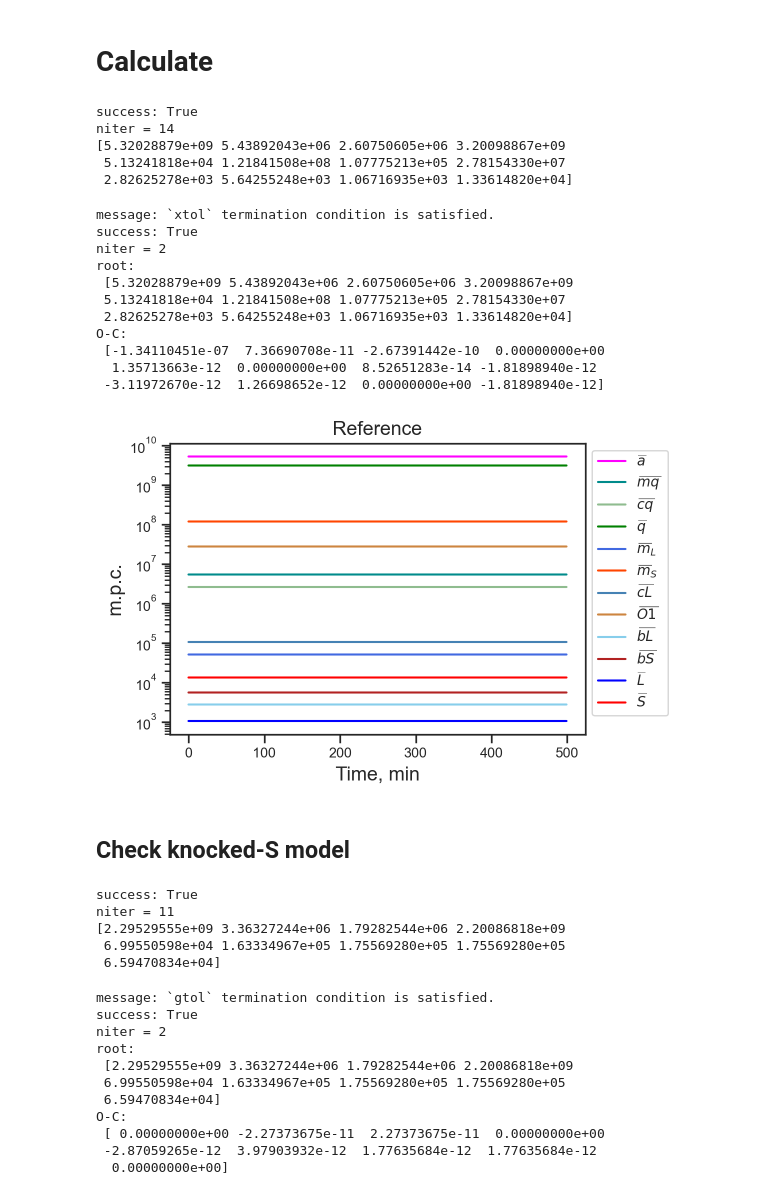
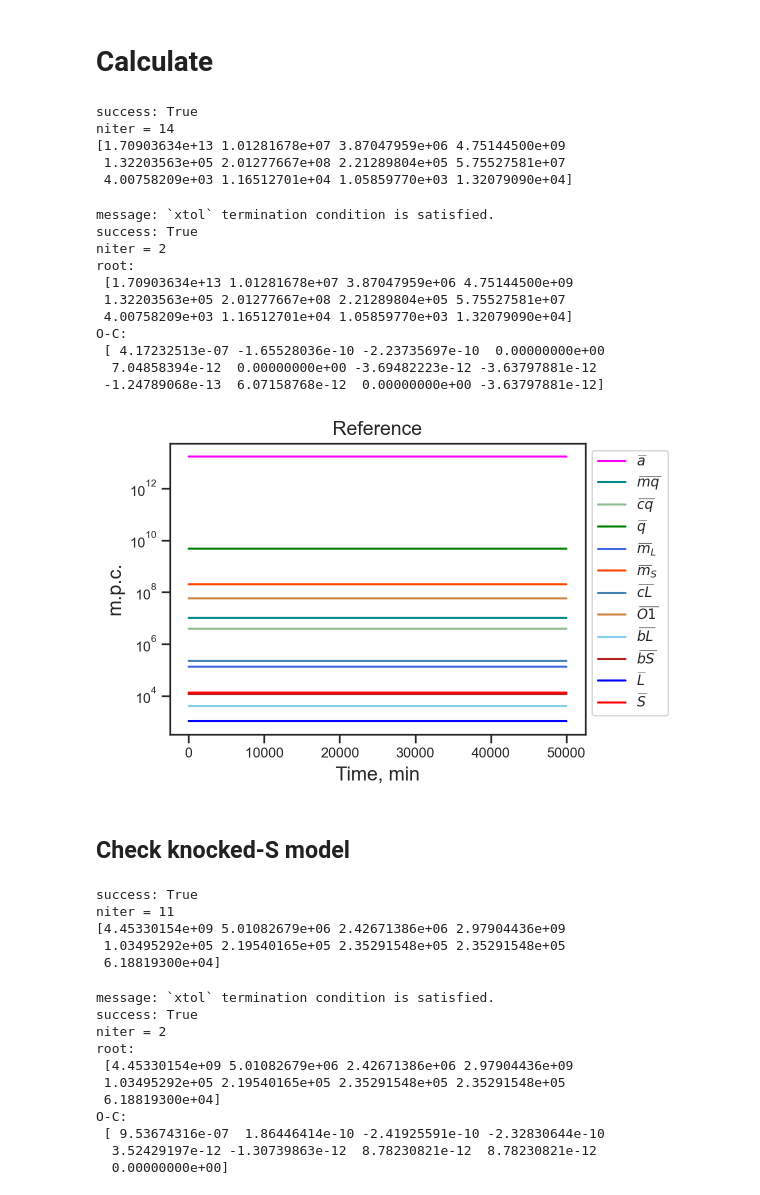
Before and after one commit to SeriySamuray/TE_model, a Jupyter notebook: TE_model_det.ipynb, the cells around one changed output. Saved outputs shown, nothing was run; the diff lists cells and outputs as text; code cells hidden in the pictures.

```diff
--- a/TE_model_det.ipynb
+++ b/TE_model_det.ipynb
@@ -77,33 +71,0 @@ colormap = ['magenta',
-# %%
-# expected observables under normal conditions:
-a0,mq0,cq0,q0,mL0,mS0,cL0,O10,bL0,bS0,L0,S0 = np.array([5.32028879e+09, 5.43892043e+06, 2.60750605e+06, 3.20098867e+09,
-                                                        5.13241818e+04, 1.21841508e+08, 1.07775213e+05, 2.78154330e+07,
-                                                        2.82625278e+03, 5.64255248e+03, 1.06716935e+03, 1.33614820e+04])
-
-# Steady state reference
-sty0 = np.array([a0,mq0,cq0,q0,mL0,mS0,cL0,O10,bL0,bS0,L0,S0])
-
-# knock-S
-sty1 = np.array([2.29529555e+09, 3.36327244e+06, 1.79282544e+06, 2.20086818e+09,
-                 6.99550598e+04, 0, 1.63334967e+05, 1.75569280e+05,
-                 1.75569280e+05, 0, 6.59470834e+04, 0])
-
-# knock-LS
-sty2 = np.array([5.96205458e+09,  5.69819032e+06,  2.72706015e+06,  3.34775568e+09,
-                 0,0,0,0,
-                 0,0,0,0])
-
-# modified: lmd_L/2
-sty3 = np.array([3.60500385e+09, 4.52734948e+06, 2.18479470e+06, 2.68205969e+09,
-                 2.29815368e+05, 4.55392447e+08, 4.85769072e+05, 1.27407054e+08,
-                 4.47819184e+03, 2.58724875e+04, 3.37858095e+03, 6.12055856e+04])
-
-# modified: lmd_L/2 & lmd_S/2
-sty4 = np.array([4.27240077e+09, 4.89876923e+06, 2.39235807e+06, 2.93686833e+09,
-                 9.18023587e+04, 4.30559873e+08, 1.96370953e+05, 5.15602878e+07,
-                 1.58108214e+03, 1.04653946e+04, 1.19341160e+03, 4.95387336e+04])
-
-# Variable parameters
-lmd_a    = 1.47    # ATP molecules degradation rate constant [1/min]
-lmd_L    = 0.37    # LINE-1 deactivation rate constant [1/min]
-lmd_S    = 1.18    # SINE deactivation rate constant [1/min]
@@ -168,7 +123,6 @@ tdiv     = 22.*60  # HeLa cell cycle duration, in minutes [min] ( == 1320 min )
 
 ### Parameter values: ###
 rtot     = 9.5e6   # total number of ribosomes [m.p.c.]
-A0       = 1.31e10 # energy supply [m.p.c./min]
 Xi_max_L = 840.    # maximal integration elongation rate of one LINE-1 transposon [bp/(m.p.c.*min)]
 Xi_max_S = 840.    # maximal integration elongation rate of one SINE transposon [bp/(m.p.c.*min)]
 K_Xi_L   = 1.1e7   # integration elongation threshold of LINE-1 transposons [m.p.c.]
@@ -332,13 +286,13 @@ print(root0.x)
 # %% [output]
 success: True
 niter = 14
-[5.32028879e+09 5.43892043e+06 2.60750605e+06 3.20098867e+09
- 5.13241818e+04 1.21841508e+08 1.07775213e+05 2.78154330e+07
- 2.82625278e+03 5.64255248e+03 1.06716935e+03 1.33614820e+04]
+[1.70903634e+13 1.01281678e+07 3.87047959e+06 4.75144500e+09
+ 1.32203563e+05 2.01277667e+08 2.21289804e+05 5.75527581e+07
+ 4.00758209e+03 1.16512701e+04 1.05859770e+03 1.32079090e+04]
 # %%
 # Check with least_squares
 incond = root0.x.copy()
-lsq = least_squares(solve_syst, incond, method='dogbox', bounds=(0, np.inf), max_nfev=25)
+lsq = least_squares(solve_syst, incond, method='dogbox', bounds=(0, np.inf), max_nfev=250)
 print("message:", lsq.message)
 print("success:", lsq.success)
 print("niter =", lsq.nfev)
@@ -349,24 +303,25 @@ message: `xtol` termination condition is satisfied.
 success: True
 niter = 2
 root:
- [5.32028879e+09 5.43892043e+06 2.60750605e+06 3.20098867e+09
- 5.13241818e+04 1.21841508e+08 1.07775213e+05 2.78154330e+07
- 2.82625278e+03 5.64255248e+03 1.06716935e+03 1.33614820e+04]
+ [1.70903634e+13 1.01281678e+07 3.87047959e+06 4.75144500e+09
+ 1.32203563e+05 2.01277667e+08 2.21289804e+05 5.75527581e+07
+ 4.00758209e+03 1.16512701e+04 1.05859770e+03 1.32079090e+04]
 O-C:
- [-1.34110451e-07  7.36690708e-11 -2.67391442e-10  0.00000000e+00
-  1.35713663e-12  0.00000000e+00  8.52651283e-14 -1.81898940e-12
- -3.11972670e-12  1.26698652e-12  0.00000000e+00 -1.81898940e-12]
+ [ 4.17232513e-07 -1.65528036e-10 -2.23735697e-10  0.00000000e+00
+  7.04858394e-12  0.00000000e+00 -3.69482223e-12 -3.63797881e-12
+ -1.24789068e-13  6.07158768e-12  0.00000000e+00 -3.63797881e-12]
 # %%
 # Reference solution
 t_start = 0.
-t_finish = 500.
+t_finish = 50000.
 step = 1.
 t_span = np.array([t_start, t_finish])
 t = np.arange(t_start,t_finish,step)
 n0 = 0
-n = 500 #int((t_finish-t_start)/step)
+n = int((t_finish-t_start)/step)
 
 # set initial conditions (random)
+# incond = sty0
 incond = root0.x.copy()
 # seed = 12345
 # rng = np.random.default_rng(seed)
@@ -376,34 +331,34 @@ incond = root0.x.copy()
 
 # integrate
 sol = integrate.solve_ivp(integr_syst, t_span, incond, t_eval=t, dense_output=True, method = 'Radau')
 
 # Plot solution
 fig, ax = plt.subplots()
 
 ax.plot(sol.t[n0:n], sol.y[0,n0:n], '-', lw=1.5, color=colormap[0], label=r"$\widebar{a}$")
 ax.plot(sol.t[n0:n], sol.y[1,n0:n], '-', lw=1.5, color=colormap[1], label=r"$\widebar{mq}$")
 ax.plot(sol.t[n0:n], sol.y[2,n0:n], '-', lw=1.5, color=colormap[2], label=r"$\widebar{cq}$")
 ax.plot(sol.t[n0:n], sol.y[3,n0:n], '-', lw=1.5, color=colormap[3], label=r"$\widebar{q}$")
 ax.plot(sol.t[n0:n], sol.y[4,n0:n], '-', lw=1.5, color=colormap[4], label=r"$\widebar{m}_L$")
 ax.plot(sol.t[n0:n], sol.y[5,n0:n], '-', lw=1.5, color=colormap[5], label=r"$\widebar{m}_S$")
 ax.plot(sol.t[n0:n], sol.y[6,n0:n], '-', lw=1.5, color=colormap[6], label=r"$\widebar{cL}$")
 ax.plot(sol.t[n0:n], sol.y[7,n0:n], '-', lw=1.5, color=colormap[7], label=r"$\widebar{O1}$")
 ax.plot(sol.t[n0:n], sol.y[8,n0:n], '-', lw=1.5, color=colormap[8], label=r"$\widebar{bL}$")
 ax.plot(sol.t[n0:n], sol.y[9,n0:n], '-', lw=1.5, color=colormap[9], label=r"$\widebar{bS}$")
 ax.plot(sol.t[n0:n], sol.y[10,n0:n],'-', lw=1.5, color=colormap[10], label=r"$\widebar{L}$")
 ax.plot(sol.t[n0:n], sol.y[11,n0:n],'-', lw=1.5, color=colormap[11], label=r"$\widebar{S}$")
 
 # Label axes
 ax.set_title('Reference')
 ax.set_xlabel('Time, min')
 ax.set_ylabel('m.p.c.')
 ax.set_yscale('log')
 ax.axis('auto')
 ax.legend(bbox_to_anchor=[1.,1])
 plt.tight_layout()
 plt.show()
 # %% [output]
-[figure, old version]
+[figure, new version]
 # %% [markdown]
 ## Check knocked-S model
 # %%
@@ -452,9 +407,9 @@ print(root1.x)
 # %% [output]
 success: True
 niter = 11
-[2.29529555e+09 3.36327244e+06 1.79282544e+06 2.20086818e+09
- 6.99550598e+04 1.63334967e+05 1.75569280e+05 1.75569280e+05
- 6.59470834e+04]
+[4.45330154e+09 5.01082679e+06 2.42671386e+06 2.97904436e+09
+ 1.03495292e+05 2.19540165e+05 2.35291548e+05 2.35291548e+05
+ 6.18819300e+04]
 # %%
 # Check with least_squares
 incond = root1.x
@@ -465,16 +420,16 @@ print("niter =", lsq.nfev)
 print("root:\n", lsq.x)
 print("O-C:\n", solve_syst_knock_S(lsq.x))
 # %% [output]
-message: `gtol` termination condition is satisfied.
+message: `xtol` termination condition is satisfied.
 success: True
 niter = 2
 root:
- [2.29529555e+09 3.36327244e+06 1.79282544e+06 2.20086818e+09
- 6.99550598e+04 1.63334967e+05 1.75569280e+05 1.75569280e+05
- 6.59470834e+04]
+ [4.45330154e+09 5.01082679e+06 2.42671386e+06 2.97904436e+09
+ 1.03495292e+05 2.19540165e+05 2.35291548e+05 2.35291548e+05
+ 6.18819300e+04]
 O-C:
- [ 0.00000000e+00 -2.27373675e-11  2.27373675e-11  0.00000000e+00
- -2.87059265e-12  3.97903932e-12  1.77635684e-12  1.77635684e-12
+ [ 9.53674316e-07  1.86446414e-10 -2.41925591e-10 -2.32830644e-10
+  3.52429197e-12 -1.30739863e-12  8.78230821e-12  8.78230821e-12
   0.00000000e+00]
 # %%
 # Reference solution
```
Also changed, not shown: parts of 8 cells of this notebook, 8 other files.
